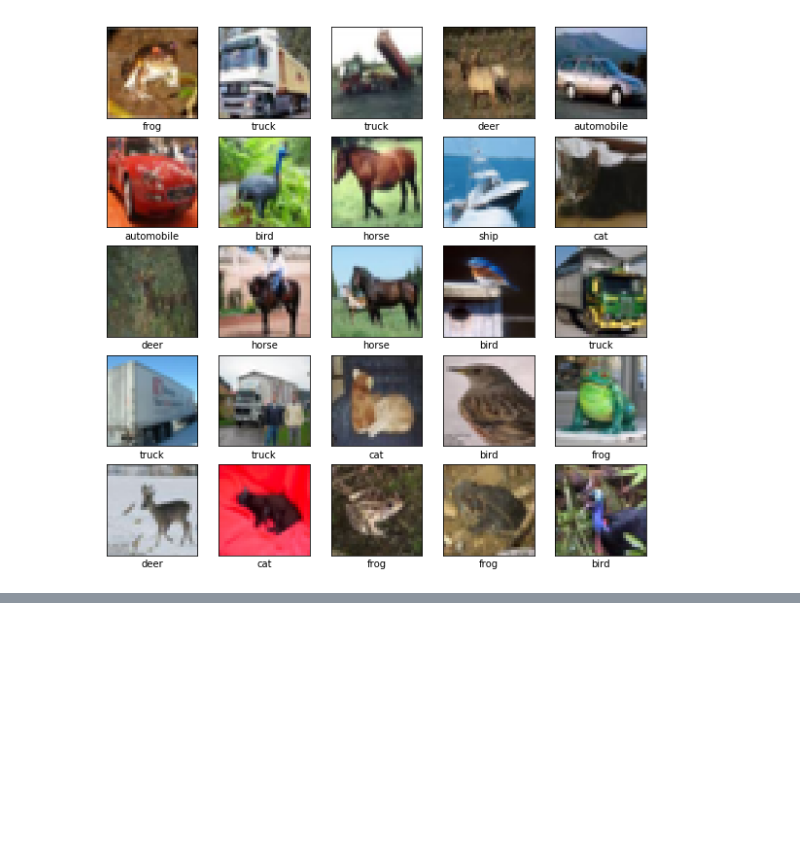
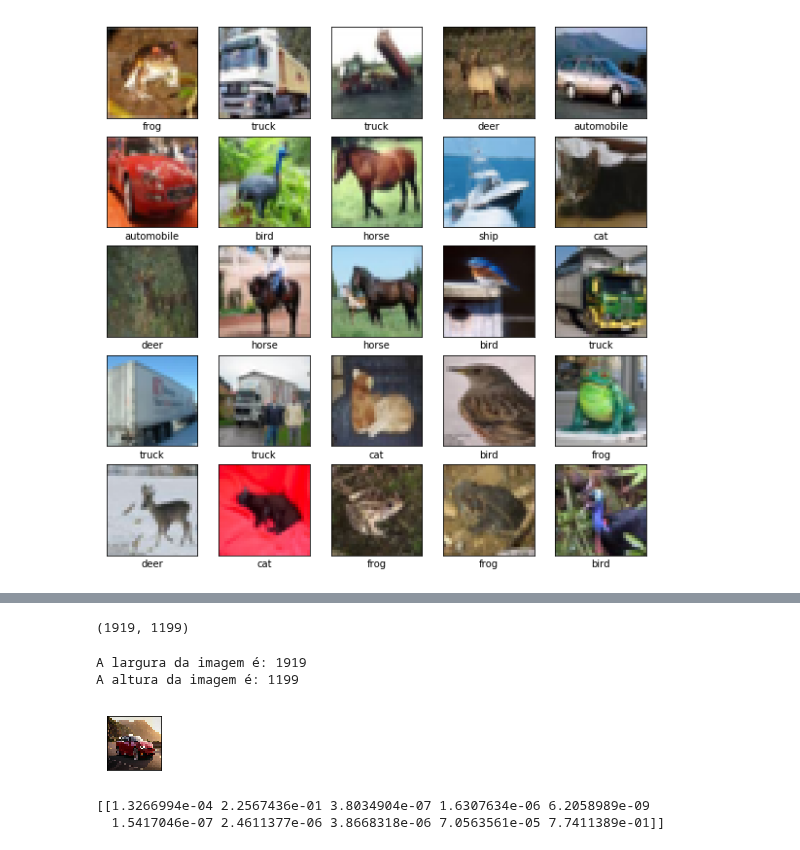
Before and after one commit to leandroclv/DSA_Python, a Jupyter notebook: deep_learning/deep_learning.ipynb, the cells around one changed output, grey strips where cells are left out. Drawn from its saved outputs; the diff is of its cells as text; code cells hidden in the pictures; blank space fills up the shorter version.

```diff
--- a/deep_learning/deep_learning.ipynb
+++ b/deep_learning/deep_learning.ipynb
@@ -49,0 +129,8 @@ visualiza_imagens(imagens_treino, labels_treino)
+# %%
+#Carrega uma nova imagem
+nova_imagem = Image.open('dados/nova_imagem.jpg')
+# %%
+#Dimensões da imagem (em pixels)
+nova_imagem.size
+# %% [output]
+(1919, 1199)
@@ -49,0 +141,18 @@ visualiza_imagens(imagens_treino, labels_treino)
+# %%
+print(f'A largura da imagem é: {largura}')
+print(f'A altura da imagem é: {altura}')
+# %% [output]
+A largura da imagem é: 1919
+A altura da imagem é: 1199
+# %%
+#Redimensiona para 32x32 pixels
+nova_imagem = nova_imagem.resize((32,32))
+# %%
+#a imagem
+plt.figure(figsize = (1,1))
+plt.imshow(nova_imagem)
+plt.xticks([])
+plt.yticks([])
+plt.show()
+# %% [output]
+[figure, added]
@@ -49,0 +168,5 @@ visualiza_imagens(imagens_treino, labels_treino)
+# %%
+print(previsoes)
+# %% [output]
+[[1.3266994e-04 2.2567436e-01 3.8034904e-07 1.6307634e-06 6.2058989e-09
+  1.5417046e-07 2.4611377e-06 3.8668318e-06 7.0563561e-05 7.7411389e-01]]
```
Also changed, not shown: parts of 15 cells of this notebook.
